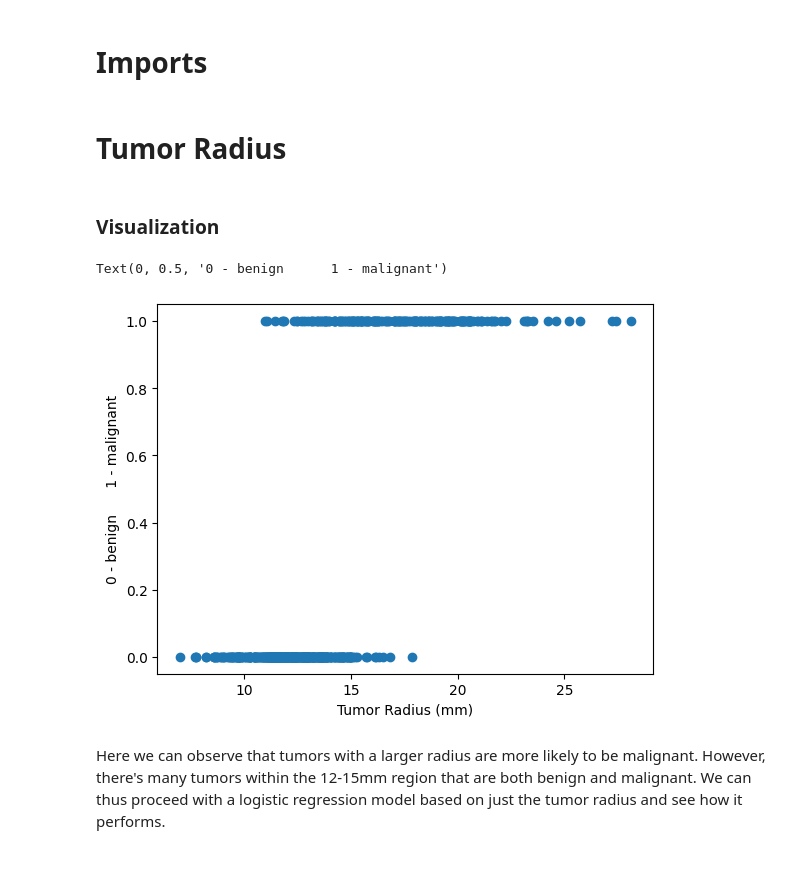
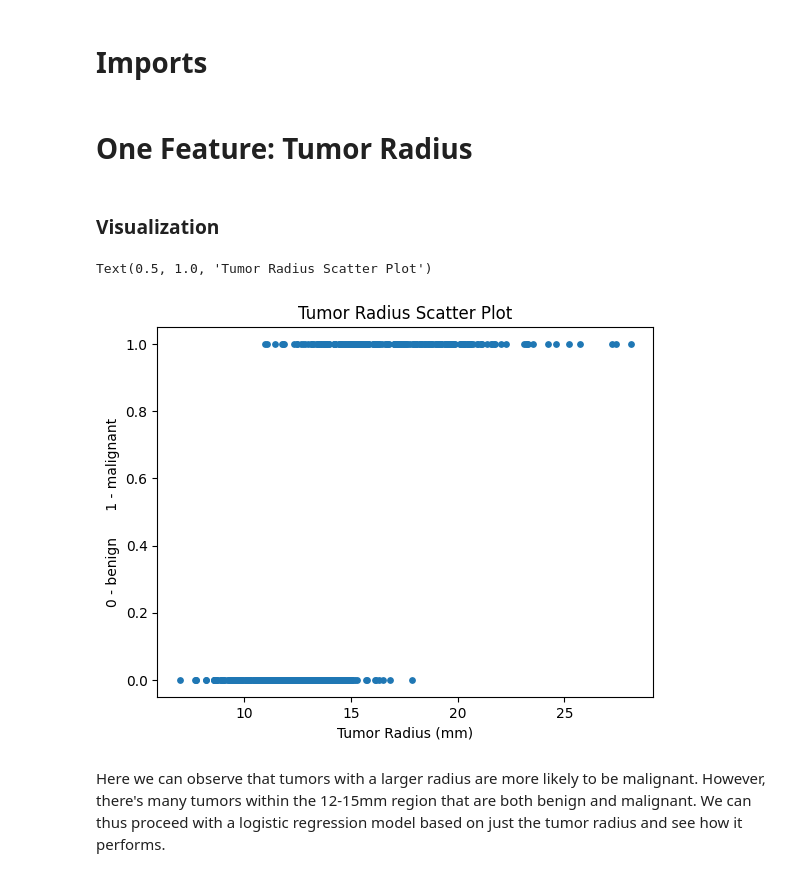
Before and after one commit to markov24/breast-cancer-classification, a Jupyter notebook: binary_classification.ipynb, the cells around one changed output. Cells and saved outputs as stored; diff of their text form; code cells hidden in the pictures.

```diff
--- a/binary_classification.ipynb
+++ b/binary_classification.ipynb
@@ -8,20 +8,21 @@ from data import build_features as bf
 from data import process_data as pd
 from learning_library import logistic_regression as lr
 # %% [markdown]
-# Tumor Radius
+# One Feature: Tumor Radius
 # %% [markdown]
 ### Visualization
 # %%
 # Obtain X and y data as numpy arrays
 X, y = pd.generate_data()
 
-# Plot first feature - tumor radius
-plt.scatter(X[:, 0], y)
+# Scatter plot of first feature - tumor radius
+plt.scatter(X[:, 0], y, s=15)
 plt.xlabel("Tumor Radius (mm)")
 plt.ylabel("0 - benign      1 - malignant")
+plt.title("Tumor Radius Scatter Plot")
 # %% [output]
-Text(0, 0.5, '0 - benign      1 - malignant')
+Text(0.5, 1.0, 'Tumor Radius Scatter Plot')
-[figure, old version]
+[figure, new version]
 # %% [markdown]
 Here we can observe that tumors with a larger radius are more likely to be malignant. However, there's many tumors within the 12-15mm region that are both benign and malignant. We can thus proceed with a logistic regression model based on just the tumor radius and see how it performs.
 # %% [markdown]
```
Also changed, not shown: parts of 7 cells of this notebook.
